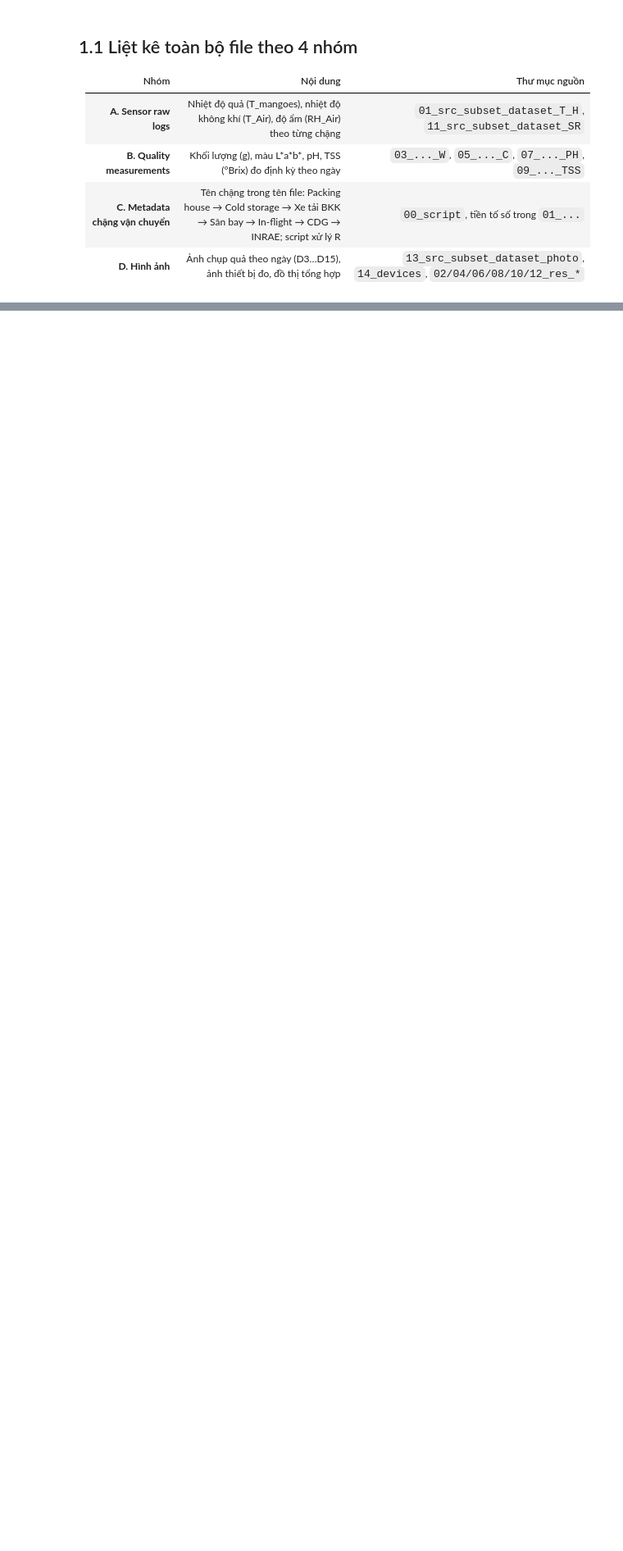
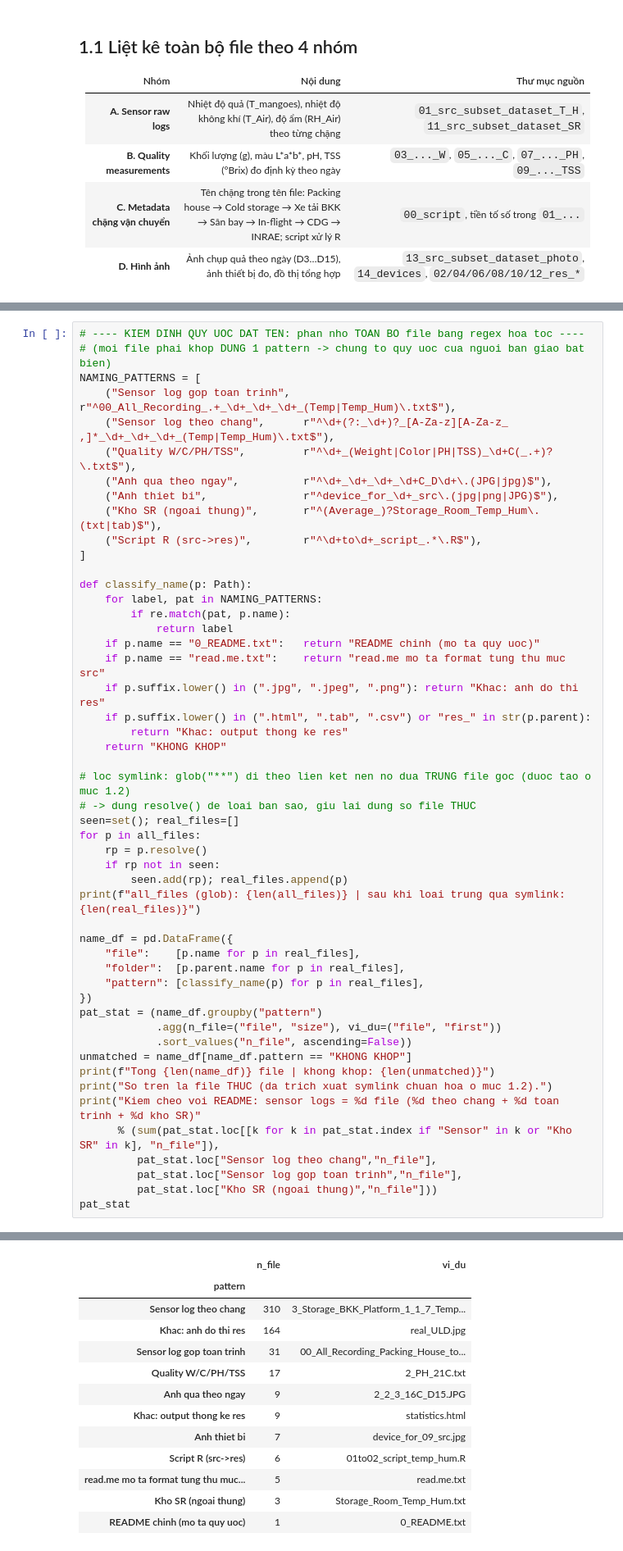
Before and after one commit to mhan0505/nckh_qaaa, a Jupyter notebook: stage1_stage2_inventory.ipynb, the cells around one changed output, grey strips where cells are left out. Shown at 82% size. Drawn from its saved outputs; the diff is of its cells as text; blank space fills up the shorter version.

Commit message:
1.1: them 1.1.b quy uoc dat ten file + logic phan loai 4 nhom (regex kiem dinh tren 562 file thuc, khop README)

```diff
--- a/stage1_stage2_inventory.ipynb
+++ b/stage1_stage2_inventory.ipynb
@@ -58,0 +103,51 @@ summary
+# %%
+# ---- KIEM DINH QUY UOC DAT TEN: phan nho TOAN BO file bang regex hoa toc ----
+# (moi file phai khop DUNG 1 pattern -> chung to quy uoc cua nguoi ban giao bat bien)
+NAMING_PATTERNS = [
+    ("Sensor log gop toan trinh",  r"^00_All_Recording_.+_\d+_\d+_\d+_(Temp|Temp_Hum)\.txt$"),
+    ("Sensor log theo chang",      r"^\d+(?:_\d+)?_[A-Za-z][A-Za-z_ ,]*_\d+_\d+_\d+_(Temp|Temp_Hum)\.txt$"),
+    ("Quality W/C/PH/TSS",         r"^\d+_(Weight|Color|PH|TSS)_\d+C(_.+)?\.txt$"),
+    ("Anh qua theo ngay",          r"^\d+_\d+_\d+_\d+C_D\d+\.(JPG|jpg)$"),
+    ("Anh thiet bi",               r"^device_for_\d+_src\.(jpg|png|JPG)$"),
+    ("Kho SR (ngoai thung)",       r"^(Average_)?Storage_Room_Temp_Hum\.(txt|tab)$"),
+    ("Script R (src->res)",        r"^\d+to\d+_script_.*\.R$"),
+]
+
+def classify_name(p: Path):
+    for label, pat in NAMING_PATTERNS:
+        if re.match(pat, p.name):
+            return label
+    if p.name == "0_README.txt":   return "README chinh (mo ta quy uoc)"
+    if p.name == "read.me.txt":    return "read.me mo ta format tung thu muc src"
+    if p.suffix.lower() in (".jpg", ".jpeg", ".png"): return "Khac: anh do thi res"
+    if p.suffix.lower() in (".html", ".tab", ".csv") or "res_" in str(p.parent):
+        return "Khac: output thong ke res"
+    return "KHONG KHOP"
+
+# loc symlink: glob("**") di theo lien ket nen no dua TRUNG file goc (duoc tao o muc 1.2)
+# -> dung resolve() de loai ban sao, giu lai dung so file THUC
+seen=set(); real_files=[]
+for p in all_files:
+    rp = p.resolve()
+    if rp not in seen:
+        seen.add(rp); real_files.append(p)
+print(f"all_files (glob): {len(all_files)} | sau khi loai trung qua symlink: {len(real_files)}")
+
+name_df = pd.DataFrame({
+    "file":    [p.name for p in real_files],
+    "folder":  [p.parent.name for p in real_files],
+    "pattern": [classify_name(p) for p in real_files],
+})
+pat_stat = (name_df.groupby("pattern")
+            .agg(n_file=("file", "size"), vi_du=("file", "first"))
+            .sort_values("n_file", ascending=False))
+unmatched = name_df[name_df.pattern == "KHONG KHOP"]
+print(f"Tong {len(name_df)} file | khong khop: {len(unmatched)}")
+print("So tren la file THUC (da trich xuat symlink chuan hoa o muc 1.2).")
+print("Kiem cheo voi README: sensor logs = %d file (%d theo chang + %d toan trinh + %d kho SR)"
+      % (sum(pat_stat.loc[[k for k in pat_stat.index if "Sensor" in k or "Kho SR" in k], "n_file"]),
+         pat_stat.loc["Sensor log theo chang","n_file"],
+         pat_stat.loc["Sensor log gop toan trinh","n_file"],
+         pat_stat.loc["Kho SR (ngoai thung)","n_file"]))
+pat_stat
+# %% [output]
@@ -58,0 +158,13 @@ summary
+|  | n_file | vi_du |
+| pattern |  |  |
+| Sensor log theo chang | 310 | 3_Storage_BKK_Platform_1_1_7_Temp... |
+| Khac: anh do thi res | 164 | real_ULD.jpg |
+| Sensor log gop toan trinh | 31 | 00_All_Recording_Packing_House_to... |
+| Quality W/C/PH/TSS | 17 | 2_PH_21C.txt |
+| Anh qua theo ngay | 9 | 2_2_3_16C_D15.JPG |
+| Khac: output thong ke res | 9 | statistics.html |
+| Anh thiet bi | 7 | device_for_09_src.jpg |
+| Script R (src->res) | 6 | 01to02_script_temp_hum.R |
+| read.me mo ta format tung thu muc... | 5 | read.me.txt |
+| Kho SR (ngoai thung) | 3 | Storage_Room_Temp_Hum.txt |
+| README chinh (mo ta quy uoc) | 1 | 0_README.txt |
```
Also changed, not shown: parts of 21 cells of this notebook.
